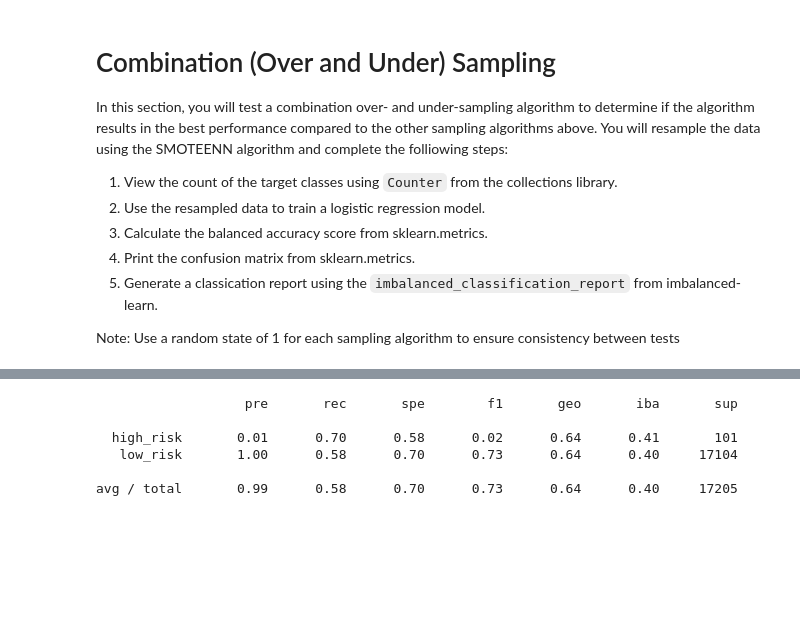
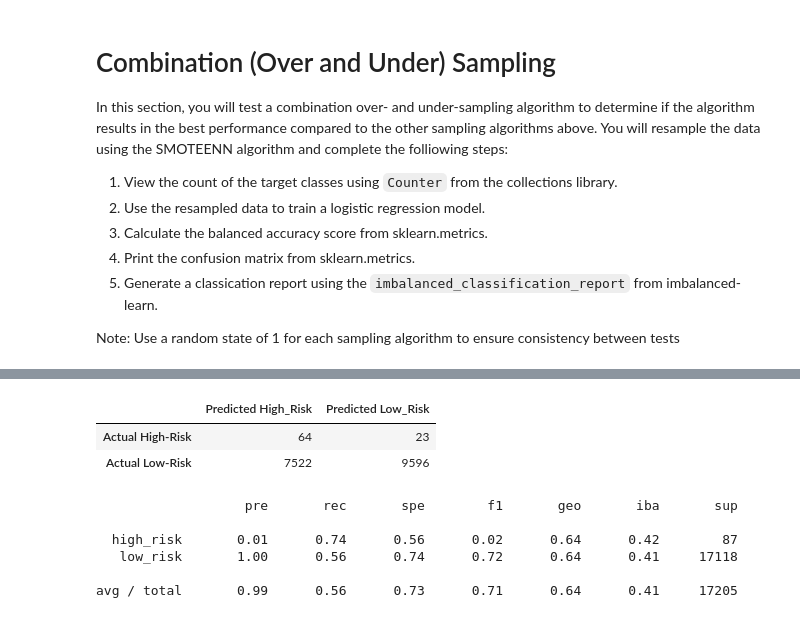
Before and after one commit to loudonadam/Credit_Risk_Analysis, a Jupyter notebook: credit_risk_resampling.ipynb, the cells around one changed output, grey strips where cells are left out. Saved outputs shown, nothing was run; the diff lists cells and outputs as text; code cells hidden in the pictures; blank space fills up the shorter version.

```diff
--- a/credit_risk_resampling.ipynb
+++ b/credit_risk_resampling.ipynb
@@ -254,3 +316,6 @@ Note: Use a random state of 1 for each sampling algorithm to ensure consistency
 # Resample the training data with SMOTEENN
 # Warning: This is a large dataset, and this step may take some time to complete
 # YOUR CODE HERE
+from imblearn.combine import SMOTEENN
+smote_enn = SMOTEENN(random_state=1)
+X_resample4, y_resample4 = smote_enn.fit_resample(X, y)
@@ -259,3 +322,9 @@ Counter({'loan_status': 1})
 # %%
 # Train the Logistic Regression model using the resampled data
 # YOUR CODE HERE
+from sklearn.linear_model import LogisticRegression
+model = LogisticRegression(random_state=1)
+
+model.fit(X_resample4, y_resample4)
+from sklearn.metrics import confusion_matrix
+predictions_comb = model.predict(X_test)
@@ -275,10 +339,24 @@ array([[  71,   30],
+# %%
+# Display the confusion matrix
+# YOUR CODE HERE
+from sklearn.metrics import confusion_matrix
+matrix_st = confusion_matrix(y_test, predictions_comb)
+
+cm4_df = pd.DataFrame(matrix_st, index=["Actual High-Risk", "Actual Low-Risk"], columns=["Predicted High_Risk", "Predicted Low_Risk"])
+cm4_df
+# %% [output]
+|  | Predicted High_Risk | Predicted Low_Risk |
+| Actual High-Risk | 64 | 23 |
+| Actual Low-Risk | 7522 | 9596 |
 # %%
 # Print the imbalanced classification report
 # YOUR CODE HERE
+from imblearn.metrics import classification_report_imbalanced
+print(classification_report_imbalanced(y_test, predictions_comb))
 # %% [output]
                    pre       rec       spe        f1       geo       iba       sup
 
-  high_risk       0.01      0.70      0.58      0.02      0.64      0.41       101
-   low_risk       1.00      0.58      0.70      0.73      0.64      0.40     17104
+  high_risk       0.01      0.74      0.56      0.02      0.64      0.42        87
+   low_risk       1.00      0.56      0.74      0.72      0.64      0.41     17118
 
-avg / total       0.99      0.58      0.70      0.73      0.64      0.40     17205
+avg / total       0.99      0.56      0.73      0.71      0.64      0.41     17205
```
Also changed, not shown: parts of 24 cells of this notebook.
